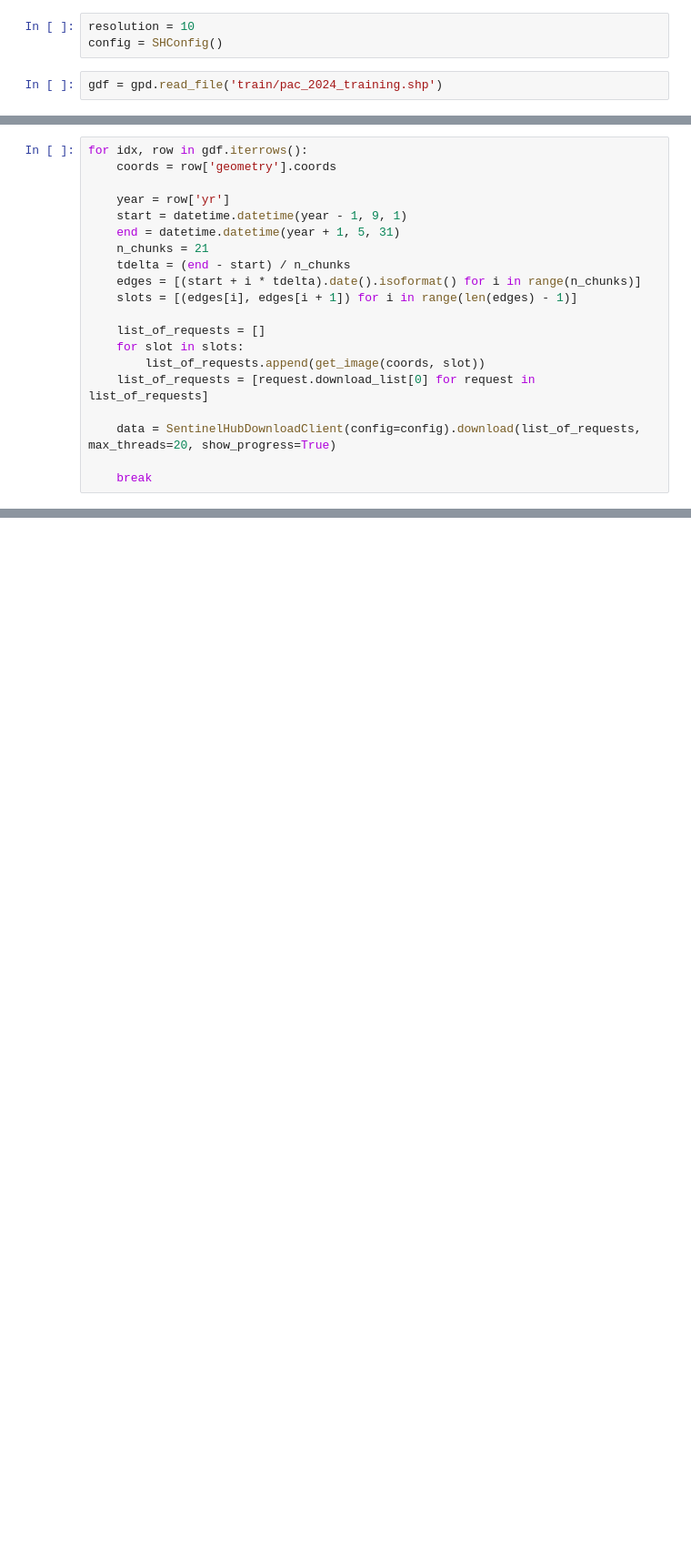
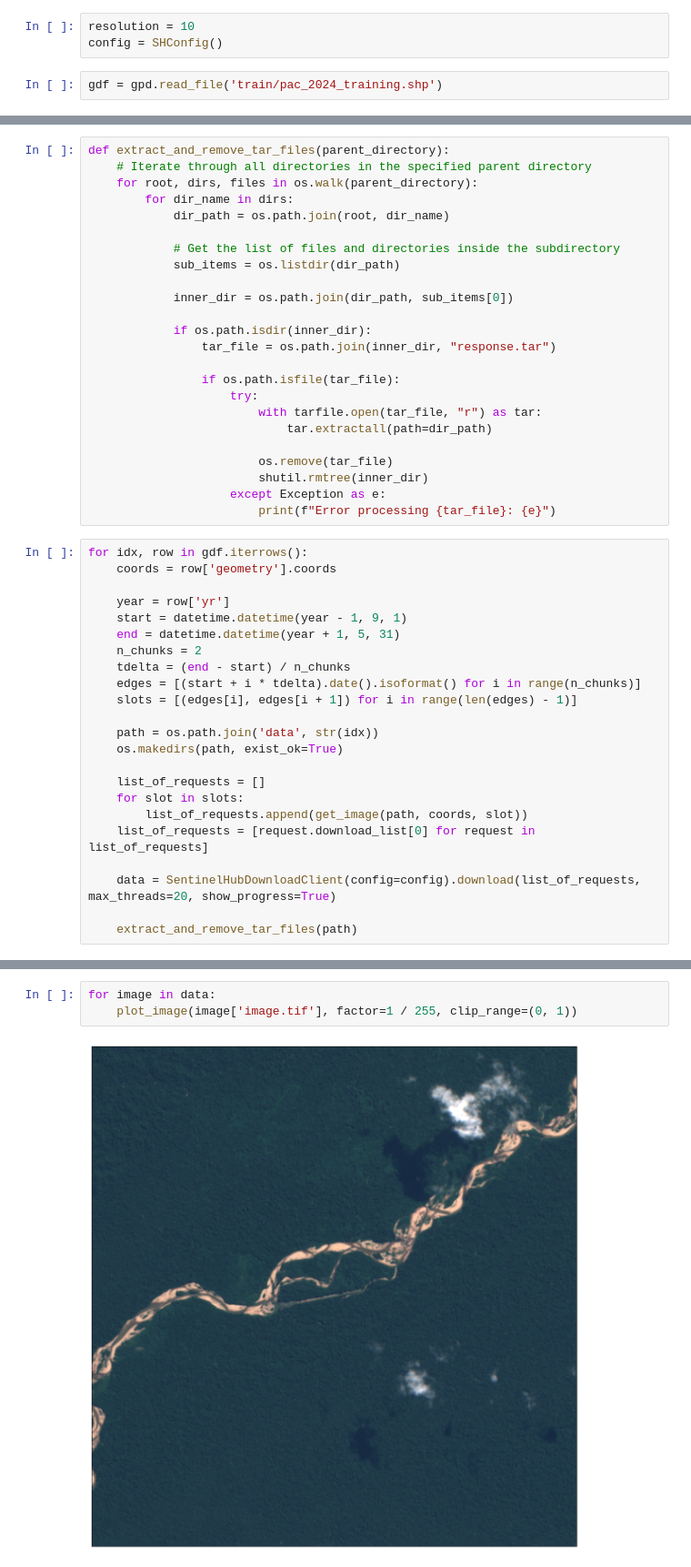
Before and after one commit to Pavel418/runaway-satellite-detection, a Jupyter notebook: temp2.ipynb, the cells around one changed output, grey strips where cells are left out. Shown at 91% size. Cells and saved outputs as stored; diff of their text form; blank space fills up the shorter version.

```diff
--- a/temp2.ipynb
+++ b/temp2.ipynb
@@ -89,4 +102,28 @@ def get_image(coords, time):
     )
+# %%
+def extract_and_remove_tar_files(parent_directory):
+    # Iterate through all directories in the specified parent directory
+    for root, dirs, files in os.walk(parent_directory):
+        for dir_name in dirs:
+            dir_path = os.path.join(root, dir_name)
+
+            # Get the list of files and directories inside the subdirectory
+            sub_items = os.listdir(dir_path)
+
+            inner_dir = os.path.join(dir_path, sub_items[0])
+
+            if os.path.isdir(inner_dir):
+                tar_file = os.path.join(inner_dir, "response.tar")
+
+                if os.path.isfile(tar_file):
+                    try:
+                        with tarfile.open(tar_file, "r") as tar:
+                            tar.extractall(path=dir_path)
+
+                        os.remove(tar_file)
+                        shutil.rmtree(inner_dir)
+                    except Exception as e:
+                        print(f"Error processing {tar_file}: {e}")
 # %%
 for idx, row in gdf.iterrows():
     coords = row['geometry'].coords
@@ -94,16 +131,19 @@ for idx, row in gdf.iterrows():
     year = row['yr']
     start = datetime.datetime(year - 1, 9, 1)
     end = datetime.datetime(year + 1, 5, 31)
-    n_chunks = 21
+    n_chunks = 2
     tdelta = (end - start) / n_chunks
     edges = [(start + i * tdelta).date().isoformat() for i in range(n_chunks)]
     slots = [(edges[i], edges[i + 1]) for i in range(len(edges) - 1)]
 
+    path = os.path.join('data', str(idx))
+    os.makedirs(path, exist_ok=True)
+
     list_of_requests = []
     for slot in slots:
-        list_of_requests.append(get_image(coords, slot))
+        list_of_requests.append(get_image(path, coords, slot))
     list_of_requests = [request.download_list[0] for request in list_of_requests]
 
     data = SentinelHubDownloadClient(config=config).download(list_of_requests, max_threads=20, show_progress=True)
 
-    break
+    extract_and_remove_tar_files(path)
@@ -111,0 +150,5 @@ ValueError: Configuration parameters 'sh_client_id' and 'sh_client_secret' have
+# %%
+for image in data:
+    plot_image(image['image.tif'], factor=1 / 255, clip_range=(0, 1))
+# %% [output]
+[figure, added]
```
Also changed, not shown: parts of 5 cells of this notebook, 1 other file.
